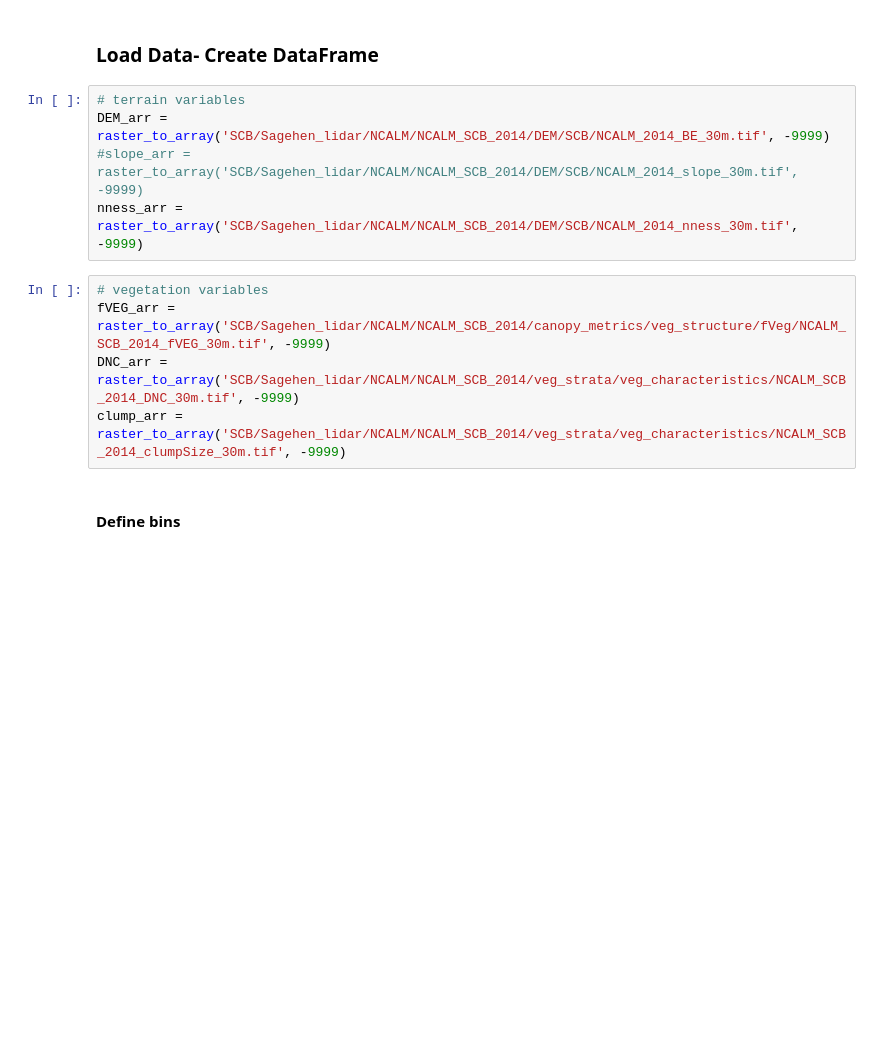
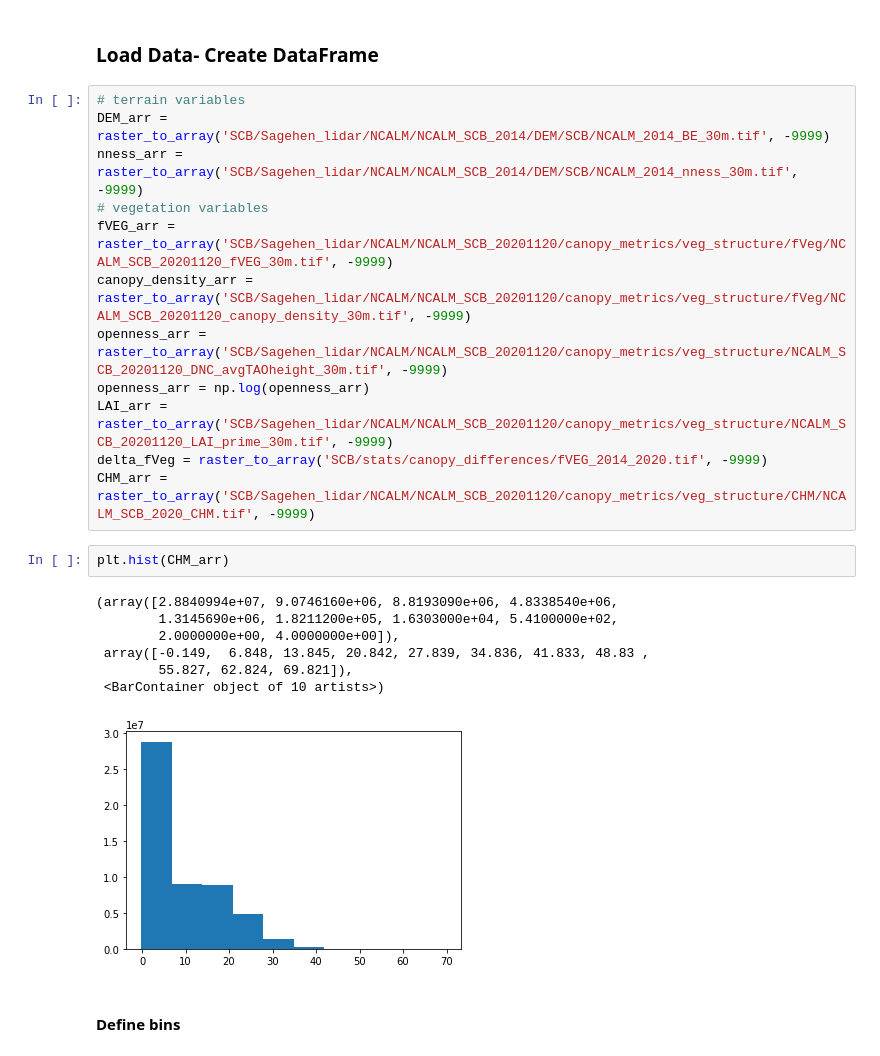
Before and after one commit to carapiske/PDAL_workflow, a Jupyter notebook: stats_workflow_SCB_NCALM.ipynb, the cells around one changed output. Saved outputs shown, nothing was run; the diff lists cells and outputs as text; blank space fills up the shorter version.

Commit message:
edits to stats workflow, starting to finalize the rest

```diff
--- a/stats_workflow_SCB_NCALM.ipynb
+++ b/stats_workflow_SCB_NCALM.ipynb
@@ -63,13 +63,25 @@ def raster_to_array(path, nd_value):
 # %%
 # terrain variables
 DEM_arr = raster_to_array('SCB/Sagehen_lidar/NCALM/NCALM_SCB_2014/DEM/SCB/NCALM_2014_BE_30m.tif', -9999)
-#slope_arr = raster_to_array('SCB/Sagehen_lidar/NCALM/NCALM_SCB_2014/DEM/SCB/NCALM_2014_slope_30m.tif', -9999)
 nness_arr = raster_to_array('SCB/Sagehen_lidar/NCALM/NCALM_SCB_2014/DEM/SCB/NCALM_2014_nness_30m.tif', -9999)
+# vegetation variables
+fVEG_arr = raster_to_array('SCB/Sagehen_lidar/NCALM/NCALM_SCB_20201120/canopy_metrics/veg_structure/fVeg/NCALM_SCB_20201120_fVEG_30m.tif', -9999)
+canopy_density_arr = raster_to_array('SCB/Sagehen_lidar/NCALM/NCALM_SCB_20201120/canopy_metrics/veg_structure/fVeg/NCALM_SCB_20201120_canopy_density_30m.tif', -9999)
+openness_arr = raster_to_array('SCB/Sagehen_lidar/NCALM/NCALM_SCB_20201120/canopy_metrics/veg_structure/NCALM_SCB_20201120_DNC_avgTAOheight_30m.tif', -9999)
+openness_arr = np.log(openness_arr)
+LAI_arr = raster_to_array('SCB/Sagehen_lidar/NCALM/NCALM_SCB_20201120/canopy_metrics/veg_structure/NCALM_SCB_20201120_LAI_prime_30m.tif', -9999)
+delta_fVeg = raster_to_array('SCB/stats/canopy_differences/fVEG_2014_2020.tif', -9999)
+CHM_arr = raster_to_array('SCB/Sagehen_lidar/NCALM/NCALM_SCB_20201120/canopy_metrics/veg_structure/CHM/NCALM_SCB_2020_CHM.tif', -9999)
-# %%
-# vegetation variables
-fVEG_arr = raster_to_array('SCB/Sagehen_lidar/NCALM/NCALM_SCB_2014/canopy_metrics/veg_structure/fVeg/NCALM_SCB_2014_fVEG_30m.tif', -9999)
-DNC_arr = raster_to_array('SCB/Sagehen_lidar/NCALM/NCALM_SCB_2014/veg_strata/veg_characteristics/NCALM_SCB_2014_DNC_30m.tif', -9999)
-clump_arr = raster_to_array('SCB/Sagehen_lidar/NCALM/NCALM_SCB_2014/veg_strata/veg_characteristics/NCALM_SCB_2014_clumpSize_30m.tif', -9999)
+# %%
+plt.hist(CHM_arr)
+# %% [output]
+(array([2.8840994e+07, 9.0746160e+06, 8.8193090e+06, 4.8338540e+06,
+        1.3145690e+06, 1.8211200e+05, 1.6303000e+04, 5.4100000e+02,
+        2.0000000e+00, 4.0000000e+00]),
+ array([-0.149,  6.848, 13.845, 20.842, 27.839, 34.836, 41.833, 48.83 ,
+        55.827, 62.824, 69.821]),
+ <BarContainer object of 10 artists>)
+[figure, added]
 # %% [markdown]
 #### Define bins
 # %%
```
Also changed, not shown: parts of 132 cells of this notebook, 17 other files.
